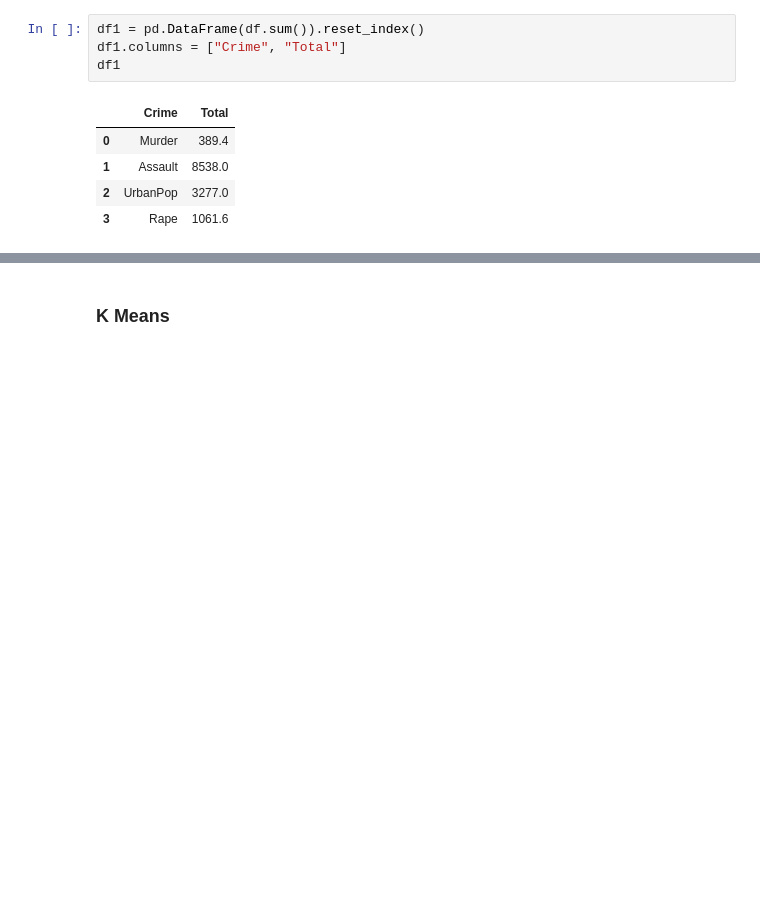
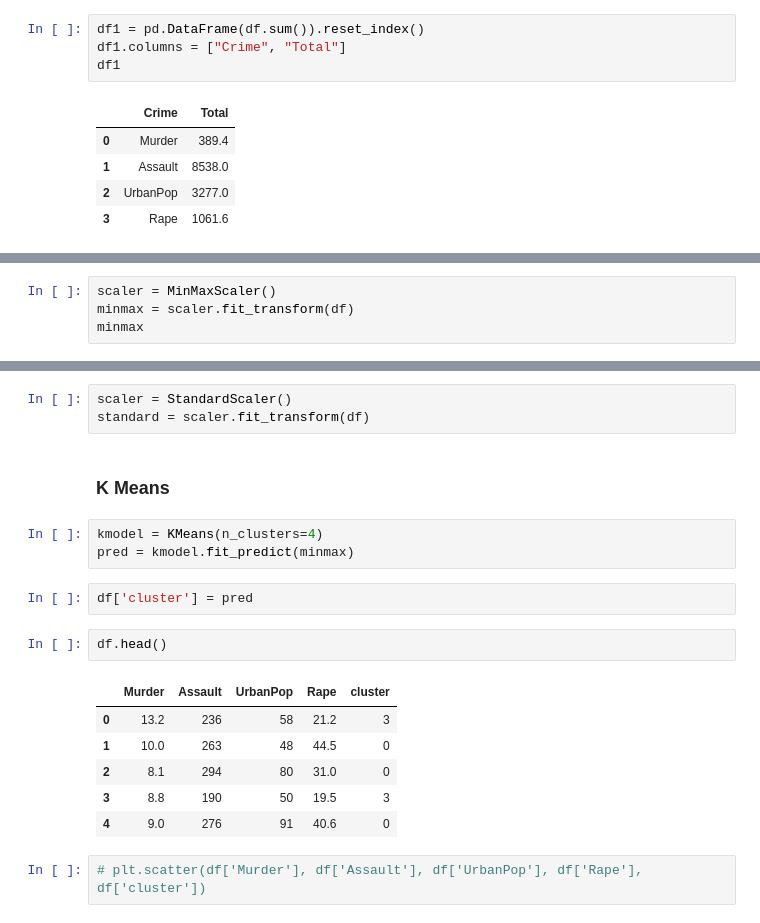
Before and after one commit to swarup4/ml-project, a Jupyter notebook: Clustering/Crime.ipynb, the cells around one changed output, grey strips where cells are left out. Cells and saved outputs as stored; diff of their text form; blank space fills up the shorter version.

```diff
--- a/Clustering/Crime.ipynb
+++ b/Clustering/Crime.ipynb
@@ -96,0 +110,4 @@ fig.show()
+# %%
+scaler = MinMaxScaler()
+minmax = scaler.fit_transform(df)
+minmax
@@ -97,2 +132,21 @@ fig.show()
+# %%
+scaler = StandardScaler()
+standard = scaler.fit_transform(df)
 # %% [markdown]
 ### K Means
+# %%
+kmodel = KMeans(n_clusters=4)
+pred = kmodel.fit_predict(minmax)
+# %%
+df['cluster'] = pred
+# %%
+df.head()
+# %% [output]
+|  | Murder | Assault | UrbanPop | Rape | cluster |
+| 0 | 13.2 | 236 | 58 | 21.2 | 3 |
+| 1 | 10.0 | 263 | 48 | 44.5 | 0 |
+| 2 | 8.1 | 294 | 80 | 31.0 | 0 |
+| 3 | 8.8 | 190 | 50 | 19.5 | 3 |
+| 4 | 9.0 | 276 | 91 | 40.6 | 0 |
+# %%
+# plt.scatter(df['Murder'], df['Assault'], df['UrbanPop'], df['Rape'], df['cluster'])
```
Also changed, not shown: parts of 7 cells of this notebook.
